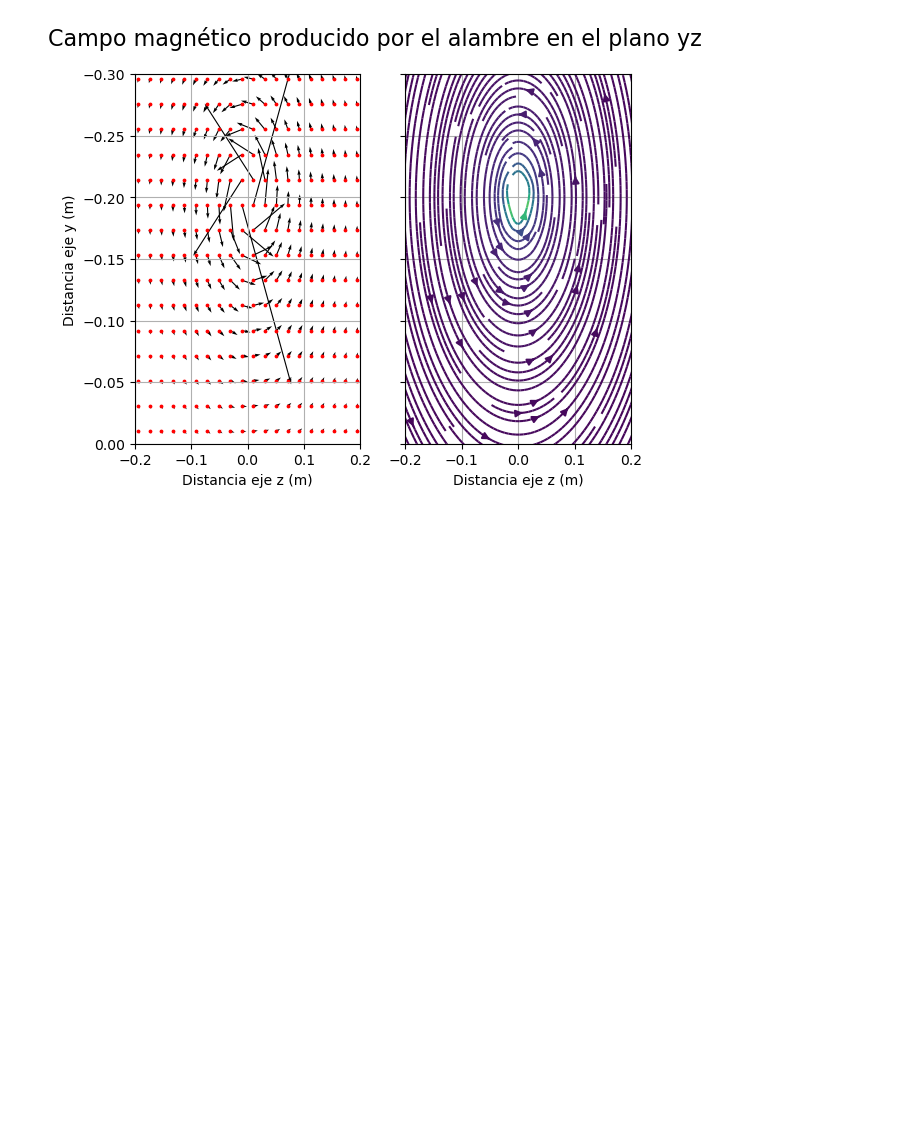
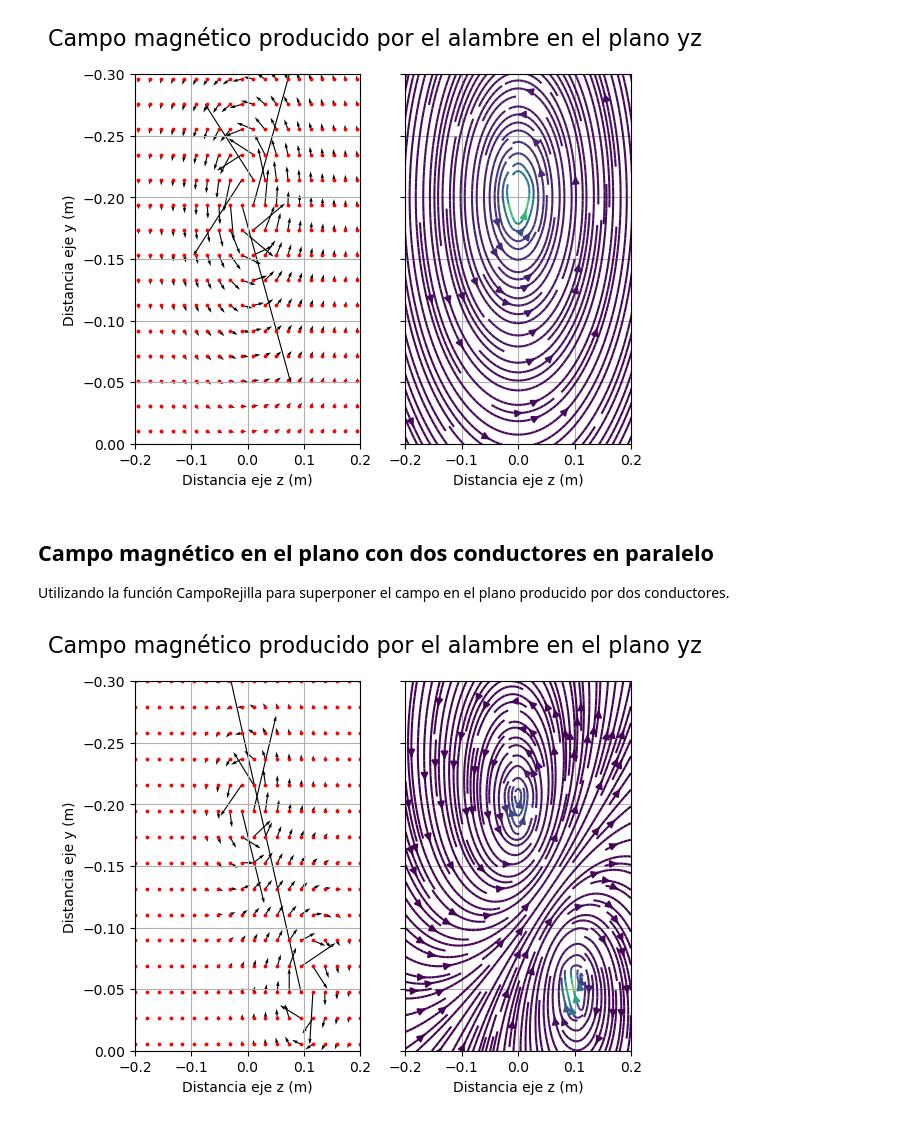
Before and after one commit to RonaldHV/Helmholtz-Cage, a Jupyter notebook: CampoAlambre.ipynb, the cells around one changed output. Cells and saved outputs as stored; diff of their text form; code cells hidden in the pictures; blank space fills up the shorter version.

Commit message:
CampoAlambre actualizado
Se muestra esta vez el campo generado por dos conductores

```diff
--- a/CampoAlambre.ipynb
+++ b/CampoAlambre.ipynb
@@ -169,3 +169,42 @@ fig2.suptitle('Campo magnético producido por el alambre en el plano yz', fontsi
 plt.show()
 # %% [output]
 [figure]
+# %% [markdown]
+## Campo magnético en el plano con dos conductores en paralelo
+Utilizando la función CampoRejilla para superponer el campo en el plano producido por dos conductores.
+# %%
+# Definición del espacio
+y = np.linspace(-0.3, 0.1, 20)
+z = np.linspace(-0.2, 0.2, 20)
+
+# Para el alambre 1
+Q1 = np.array([0,-0.2,0])       # Coordenadas del alambre
+By1, Bz1 = CampoRejilla(Q1,y,z,L,I,N)
+
+# Para el alambre 2
+Q2 = np.array([0,-0.05,0.1])    # Coordenadas del alambre
+By2, Bz2 = CampoRejilla(Q2,y,z,L,-I,N)
+# %%
+# Para construir una gráfica tipo quiver y streamplot
+Z, Y = np.meshgrid(z,y)
+U = Bz1 + Bz2
+V = By1 + By2
+
+fig3, (ax2, ax3) = plt.subplots(1,2, sharey=True)
+
+ax2.quiver(Z, Y, U, V, angles='xy', width=.005)
+ax2.set(xlabel='Distancia eje z (m)', ylabel='Distancia eje y (m)',
+        xlim=(-0.2, 0.2), ylim=(0.0, -0.3))
+ax2.scatter(Z, Y, color='r', s=3)
+ax2.grid()
+
+ax3.streamplot(Z, Y, U, V, density=2, color=100*np.sqrt(U**2 + V**2))
+
+ax3.set(xlabel='Distancia eje z (m)',
+        xlim=(-0.2, 0.2), ylim=(0.0, -0.3))
+ax3.grid()
+fig3.suptitle('Campo magnético producido por el alambre en el plano yz', fontsize=16)
+
+plt.show()
+# %% [output]
+[figure, added]
```
